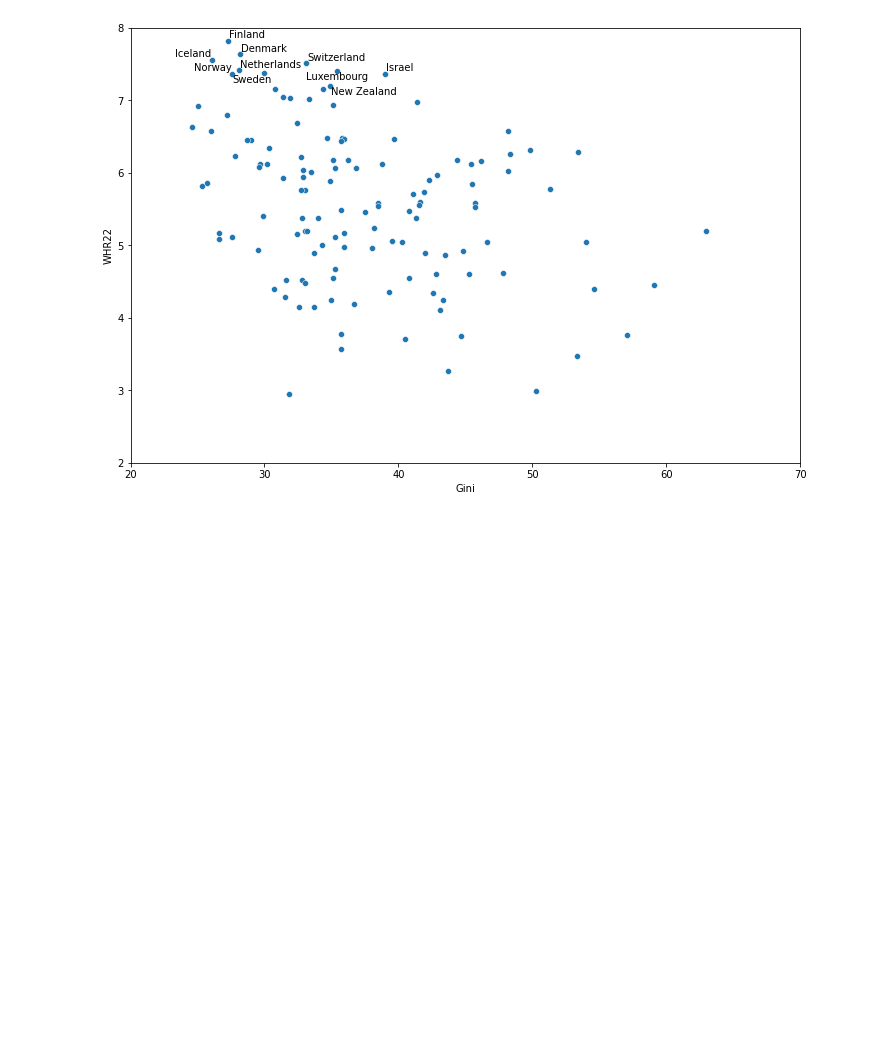
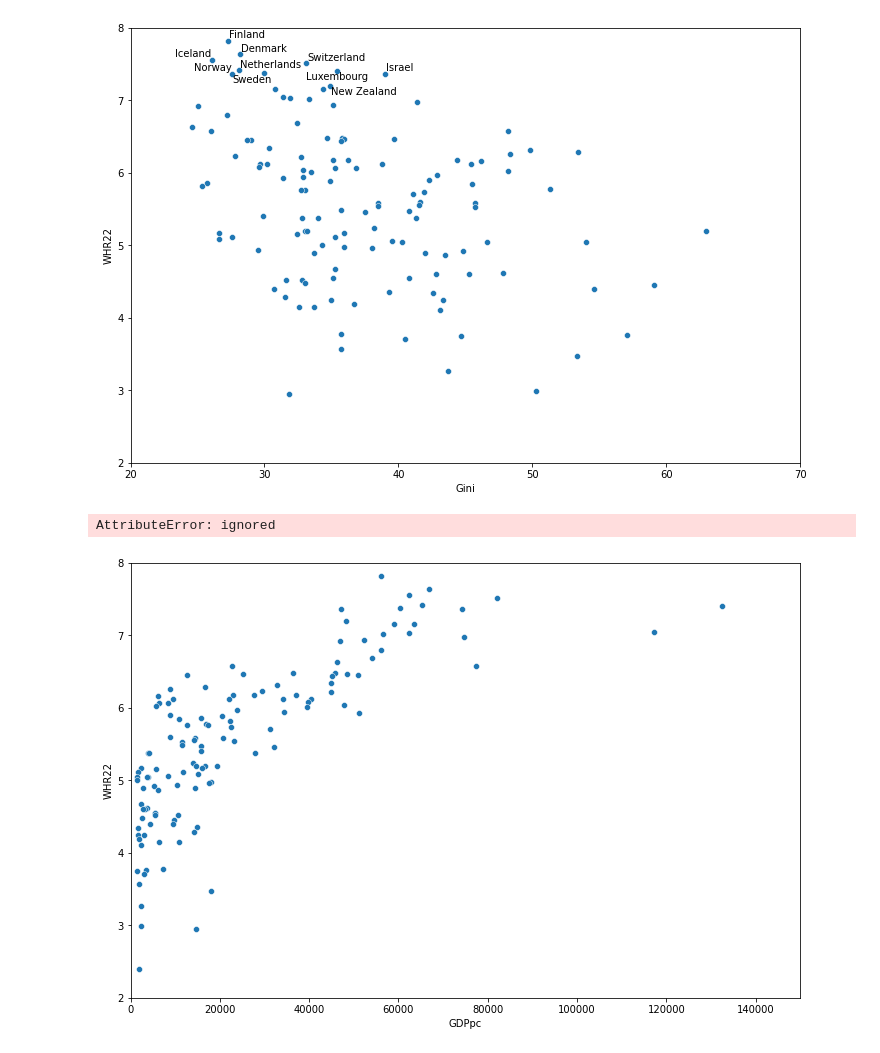
Before and after one commit to LCaravaggio/PaisesFelices, a Jupyter notebook: Graficos.ipynb, the cells around one changed output. Saved outputs shown, nothing was run; the diff lists cells and outputs as text; code cells hidden in the pictures; blank space fills up the shorter version.

```diff
--- a/Graficos.ipynb
+++ b/Graficos.ipynb
@@ -27,7 +10,7 @@ import seaborn as sns
 
 # data
 import pandas as pd
-df = pd.read_csv("https://raw.githubusercontent.com/LCaravaggio/PaisesFelices/main/datos/datos.csv", sep=";")
+df = pd.read_csv("https://raw.githubusercontent.com/LCaravaggio/PaisesFelices/main/datos/datos.csv", sep=",")
 # %%
 from adjustText import adjust_text
 
@@ -66,3 +49,25 @@ adjust_text(texts, ha='center', va='center')
 plt.show()
 # %% [output]
 [figure]
+# %%
+from adjustText import adjust_text
+
+# use the scatterplot function to build the bubble map
+p1= sns.scatterplot(data=df, x=df.GDPpc, y=df.WHR22, legend=False)
+p1.set(xlim=(0, 150000))
+p1.set(ylim=(2, 8))
+
+fig = plt.gcf()
+fig.set_size_inches(12, 8)
+
+texts = []
+for line in range(0,df.shape[0]):
+     if df.annotation3[line] ==1:
+       texts.append(p1.text(df.GDPpc[line], df.WHR22[line], df.Name[line]))
+
+adjust_text(texts, ha='center', va='center')
+# show the graph
+plt.show()
+# %% [output]
+AttributeError: ignored
+[figure, added]
```
Also changed, not shown: parts of 3 cells of this notebook.
